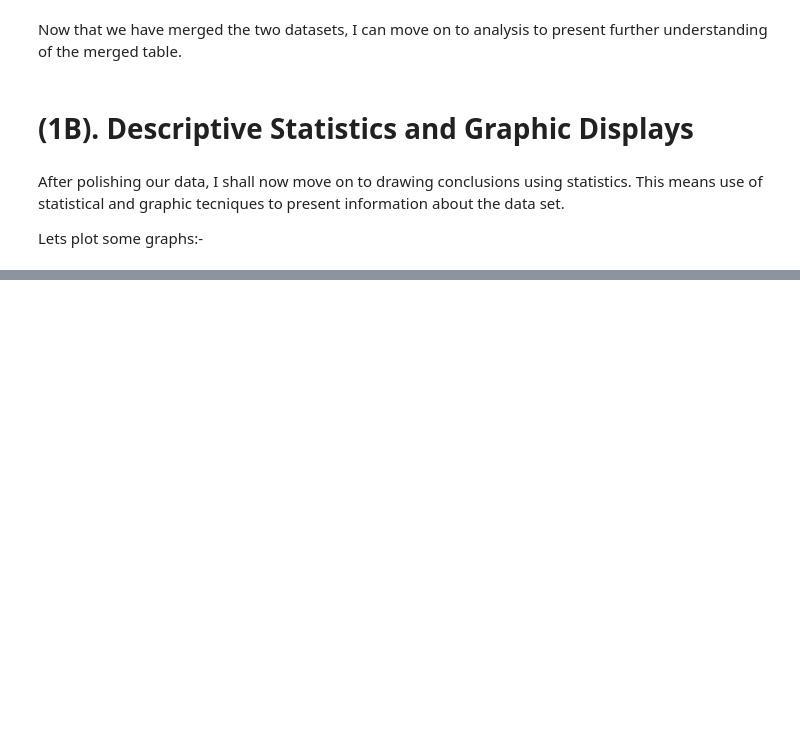
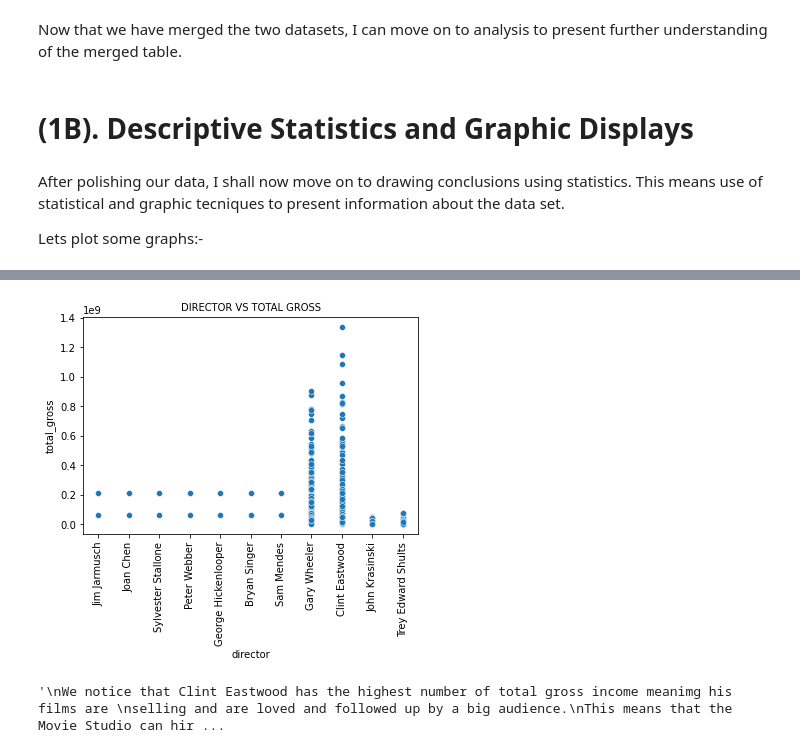
Before and after one commit to manamary/dsc-phase-1-project-v2-4, a Jupyter notebook: student.ipynb, the cells around one changed output, grey strips where cells are left out. Cells and saved outputs as stored; diff of their text form; code cells hidden in the pictures; blank space fills up the shorter version.

```diff
--- a/student.ipynb
+++ b/student.ipynb
@@ -575,0 +711,4 @@ TypeError: Could not convert Art House and International|Comedy|Drama|Musical an
+# %%
+# want to get the total gross
+film1['total_gross' ]  = film1[ 'domestic_gross'] + film1['foreign_gross']
+film1
@@ -575,0 +729,20 @@ TypeError: Could not convert Art House and International|Comedy|Drama|Musical an
+# %%
+# which director produced the most grossing movies?
+sns.scatterplot(x = 'director', y = 'total_gross', data = film1)
+plt.title('DIRECTOR VS TOTAL GROSS', fontsize = 10)
+plt.xlabel('director', fontsize = 10)
+plt.ylabel('total_gross', fontsize = 10)
+plt.xticks(rotation=90);
+plt.show()
+# %% [output]
+[figure, added]
+# %%
+"""
+We notice that Clint Eastwood has the highest number of total gross income meanimg his films are
+selling and are loved and followed up by a big audience.
+This means that the Movie Studio can hire Clint Eastwood as thier director with assuarnce
+that he will bring benefits to the new company.
+
+"""
+# %% [output]
+'\nWe notice that Clint Eastwood has the highest number of total gross income meanimg his films are \nselling and are loved and followed up by a big audience.\nThis means that the Movie Studio can hir ...
```
Also changed, not shown: parts of 52 cells of this notebook.
